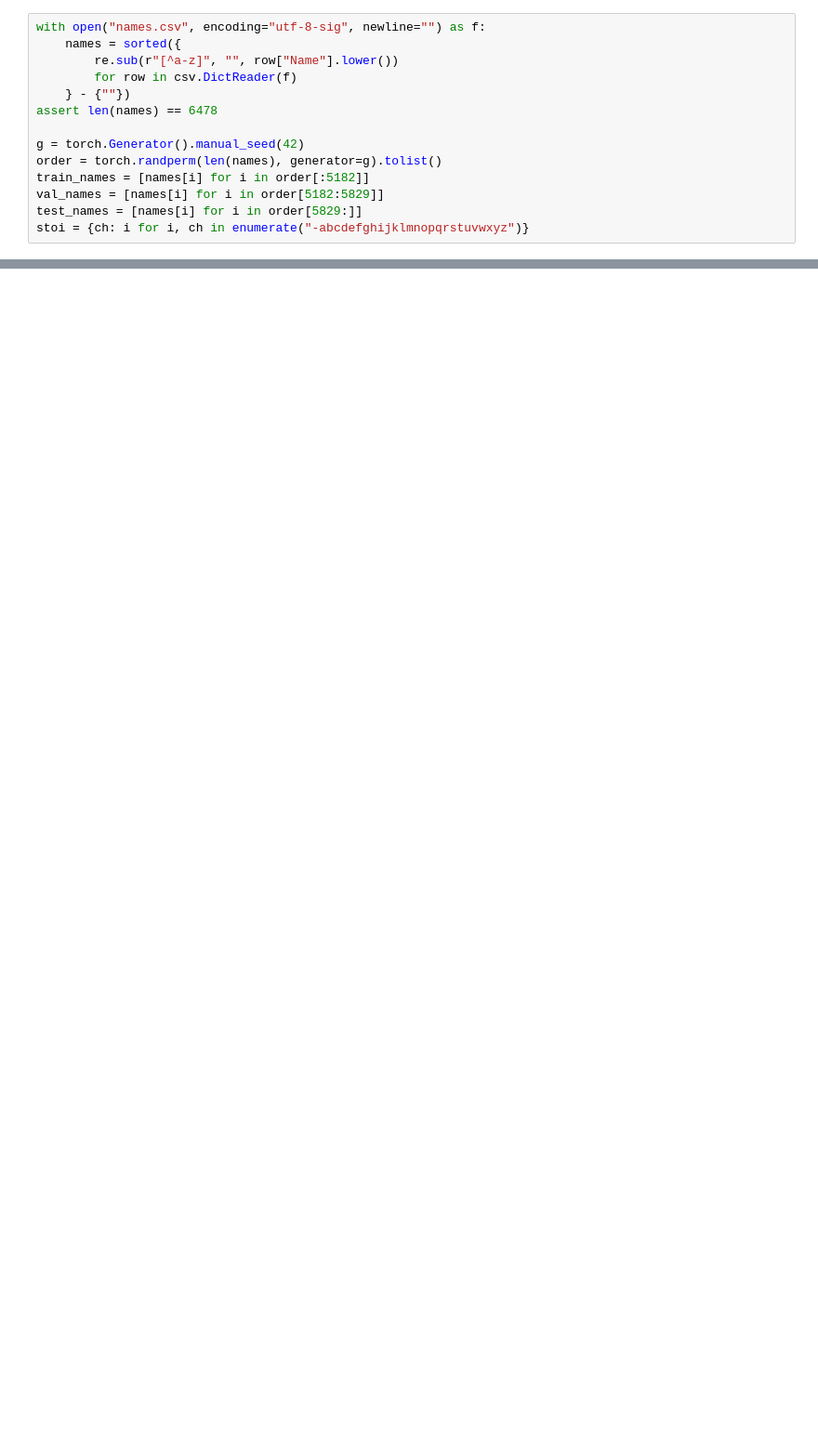
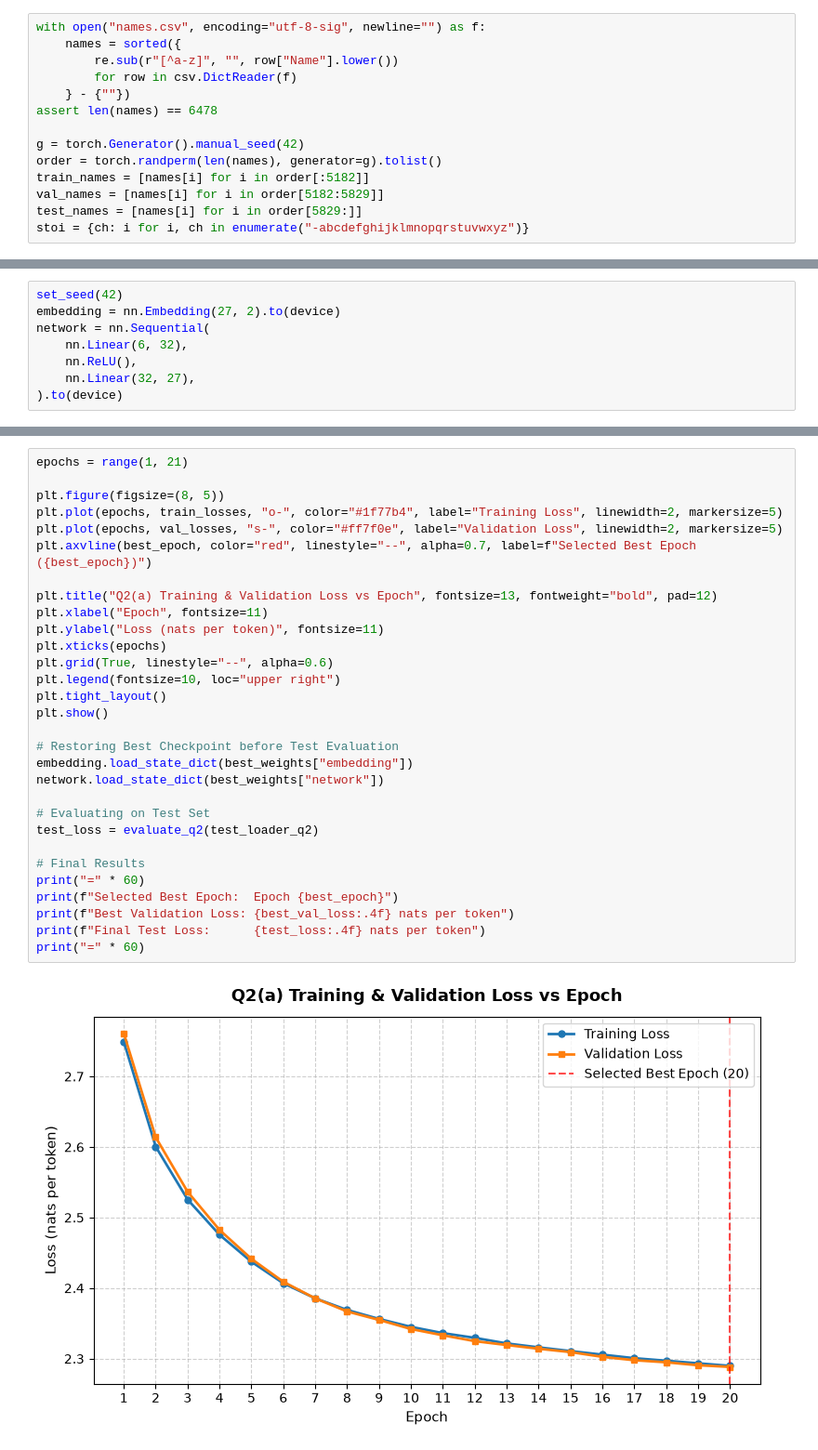
Before and after one commit to Ujas-PersistentCoder/Deep-Learning-Assignment-2, a Jupyter notebook: a2_24110376.ipynb, the cells around one changed output, grey strips where cells are left out. Shown at 93% size. Drawn from its saved outputs; the diff is of its cells as text; blank space fills up the shorter version.

```diff
--- a/a2_24110376.ipynb
+++ b/a2_24110376.ipynb
@@ -266,0 +320,8 @@ stoi = {ch: i for i, ch in enumerate("-abcdefghijklmnopqrstuvwxyz")}
+# %%
+set_seed(42)
+embedding = nn.Embedding(27, 2).to(device)
+network = nn.Sequential(
+    nn.Linear(6, 32),
+    nn.ReLU(),
+    nn.Linear(32, 27),
+).to(device)
@@ -266,0 +417,32 @@ stoi = {ch: i for i, ch in enumerate("-abcdefghijklmnopqrstuvwxyz")}
+# %%
+epochs = range(1, 21)
+
+plt.figure(figsize=(8, 5))
+plt.plot(epochs, train_losses, "o-", color="#1f77b4", label="Training Loss", linewidth=2, markersize=5)
+plt.plot(epochs, val_losses, "s-", color="#ff7f0e", label="Validation Loss", linewidth=2, markersize=5)
+plt.axvline(best_epoch, color="red", linestyle="--", alpha=0.7, label=f"Selected Best Epoch ({best_epoch})")
+
+plt.title("Q2(a) Training & Validation Loss vs Epoch", fontsize=13, fontweight="bold", pad=12)
+plt.xlabel("Epoch", fontsize=11)
+plt.ylabel("Loss (nats per token)", fontsize=11)
+plt.xticks(epochs)
+plt.grid(True, linestyle="--", alpha=0.6)
+plt.legend(fontsize=10, loc="upper right")
+plt.tight_layout()
+plt.show()
+
+# Restoring Best Checkpoint before Test Evaluation
+embedding.load_state_dict(best_weights["embedding"])
+network.load_state_dict(best_weights["network"])
+
+# Evaluating on Test Set
+test_loss = evaluate_q2(test_loader_q2)
+
+# Final Results
+print("=" * 60)
+print(f"Selected Best Epoch:  Epoch {best_epoch}")
+print(f"Best Validation Loss: {best_val_loss:.4f} nats per token")
+print(f"Final Test Loss:      {test_loss:.4f} nats per token")
+print("=" * 60)
+# %% [output]
+[figure, added]
```
Also changed, not shown: parts of 19 cells of this notebook.
